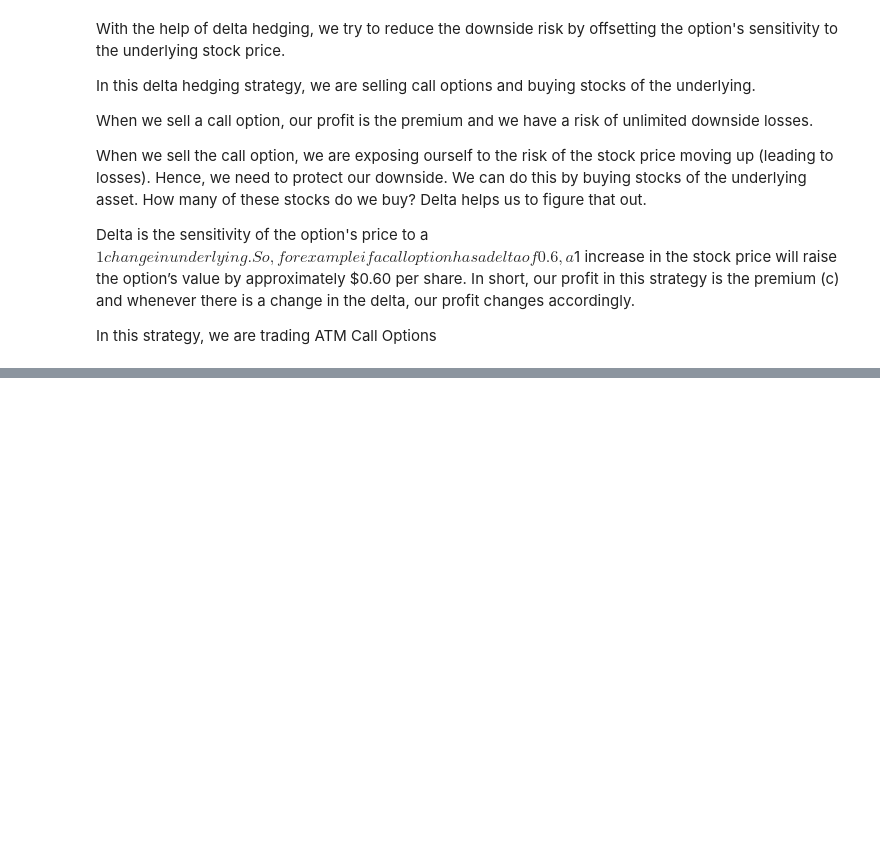
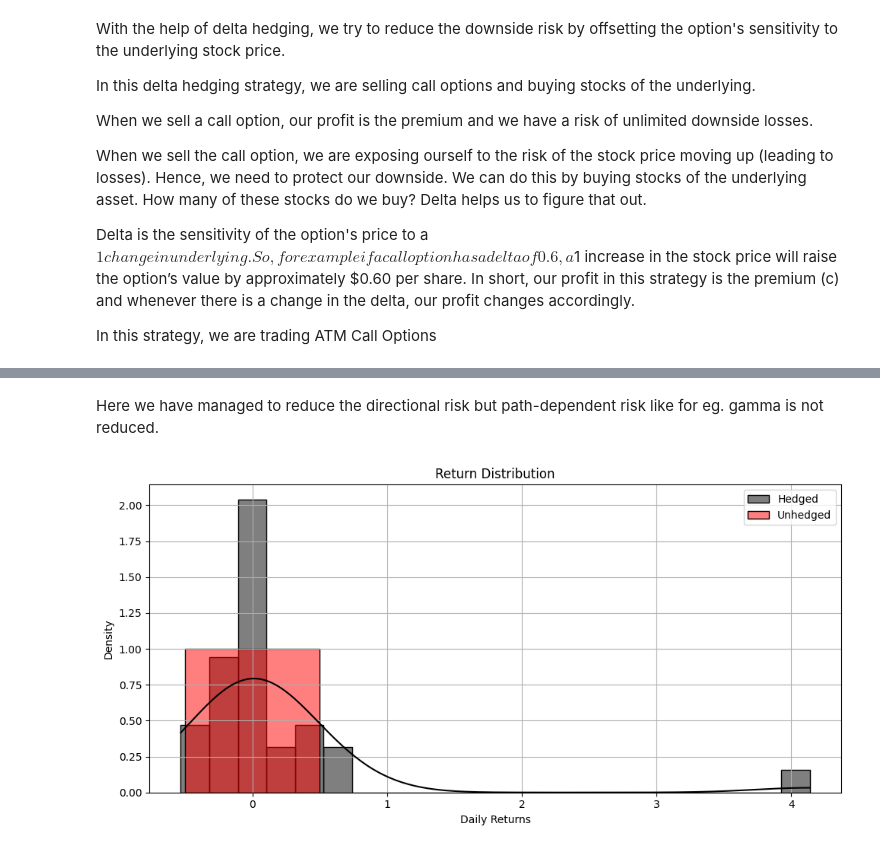
Before and after one commit to AayushKhandekar/Mini-Projects, a Jupyter notebook: Pricing and Risk Analysis of Equity Options Using the Black-Scholes Model and Option Greeks/main.ipynb, the cells around one changed output, grey strips where cells are left out. Cells and saved outputs as stored; diff of their text form; code cells hidden in the pictures; blank space fills up the shorter version.

```diff
--- a/Pricing and Risk Analysis of Equity Options Using the Black-Scholes Model and Option Greeks/main.ipynb
+++ b/Pricing and Risk Analysis of Equity Options Using the Black-Scholes Model and Option Greeks/main.ipynb
@@ -320,0 +472,14 @@ backtest_data = yf.download('NVDA', start='2023-07-01', end='2024-07-01')['Close
+# %% [markdown]
+Here we have managed to reduce the directional risk but path-dependent risk like for eg. gamma is not reduced.
+# %%
+plt.figure(figsize=(10, 5))
+sns.histplot(risk['HedgedReturns'], kde=True, color='black', label='Hedged', stat='density')
+sns.histplot(risk['UnhedgedReturns'], kde=True, color='red', label='Unhedged', stat='density')
+plt.title('Return Distribution')
+plt.xlabel('Daily Returns')
+plt.legend()
+plt.grid(True)
+plt.tight_layout()
+plt.show()
+# %% [output]
+[figure, added]
```
Also changed, not shown: parts of 14 cells of this notebook.
